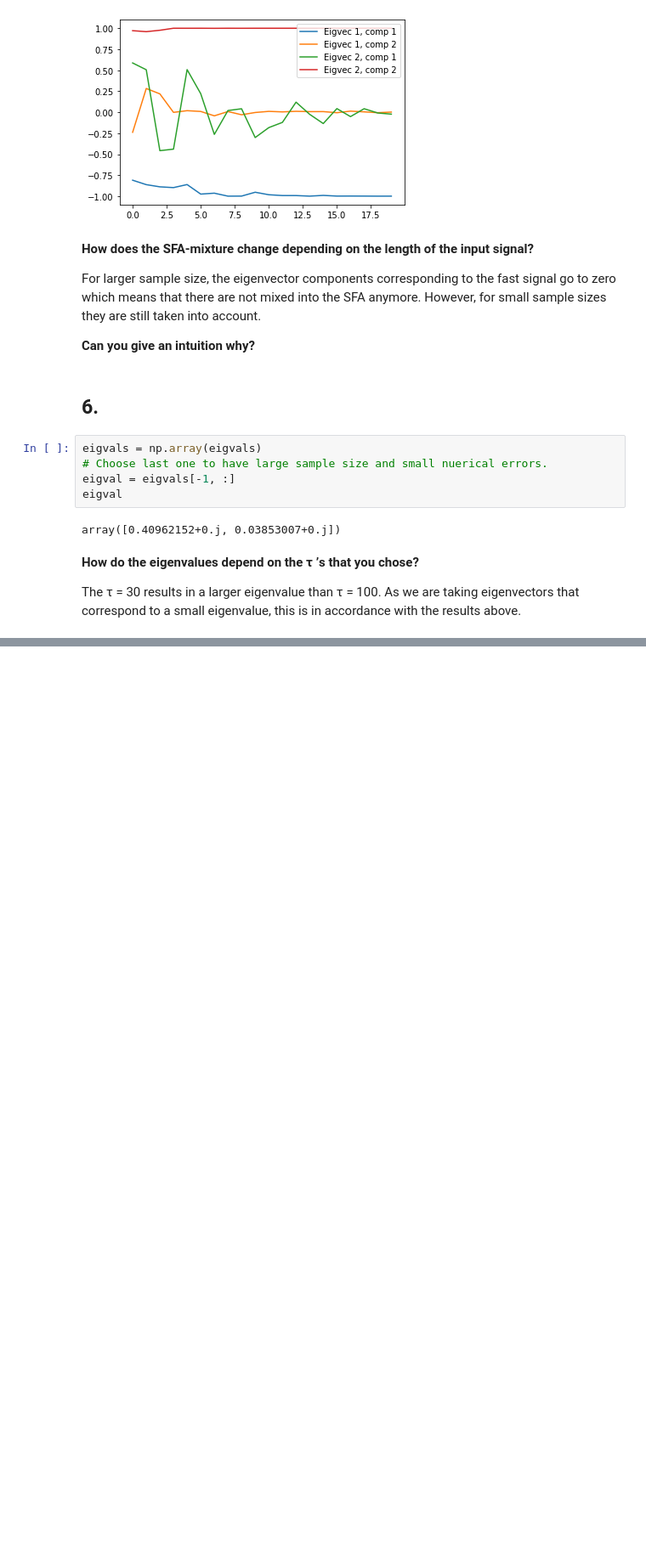
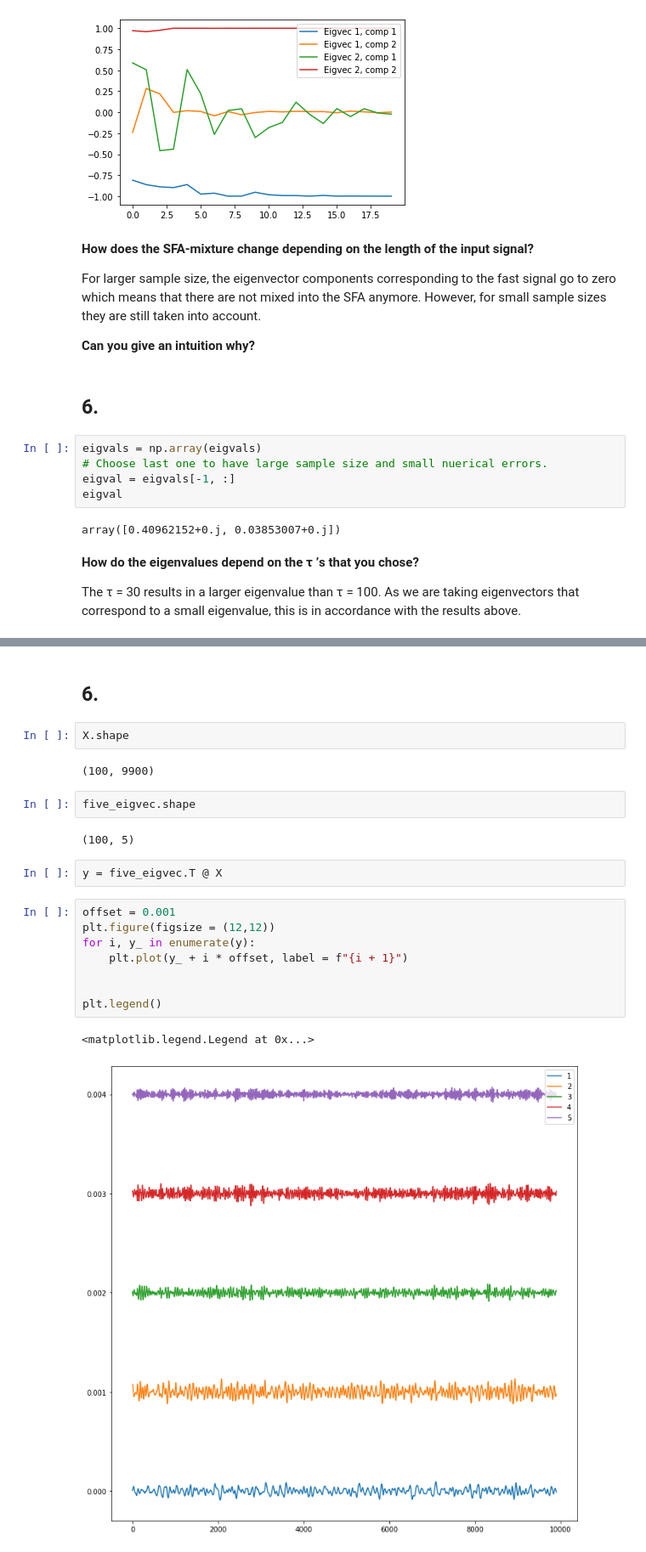
Before and after one commit to DorotheaMueller/mhbf, a Jupyter notebook: ex_2_budding_mueller.ipynb, the cells around one changed output, grey strips where cells are left out. Shown at 85% size. Drawn from its saved outputs; the diff is of its cells as text; blank space fills up the shorter version.

```diff
--- a/ex_2_budding_mueller.ipynb
+++ b/ex_2_budding_mueller.ipynb
@@ -161,0 +249,23 @@ The τ = 30 results in a larger eigenvalue than τ = 100. As we are taking eigen
+# %% [markdown]
+## 6.
+# %%
+X.shape
+# %% [output]
+(100, 9900)
+# %%
+five_eigvec.shape
+# %% [output]
+(100, 5)
+# %%
+y = five_eigvec.T @ X
+# %%
+offset = 0.001
+plt.figure(figsize = (12,12))
+for i, y_ in enumerate(y):
+    plt.plot(y_ + i * offset, label = f"{i + 1}")
+
+
+plt.legend()
+# %% [output]
+<matplotlib.legend.Legend at 0x...>
+[figure, added]
```
Also changed, not shown: parts of 17 cells of this notebook.
